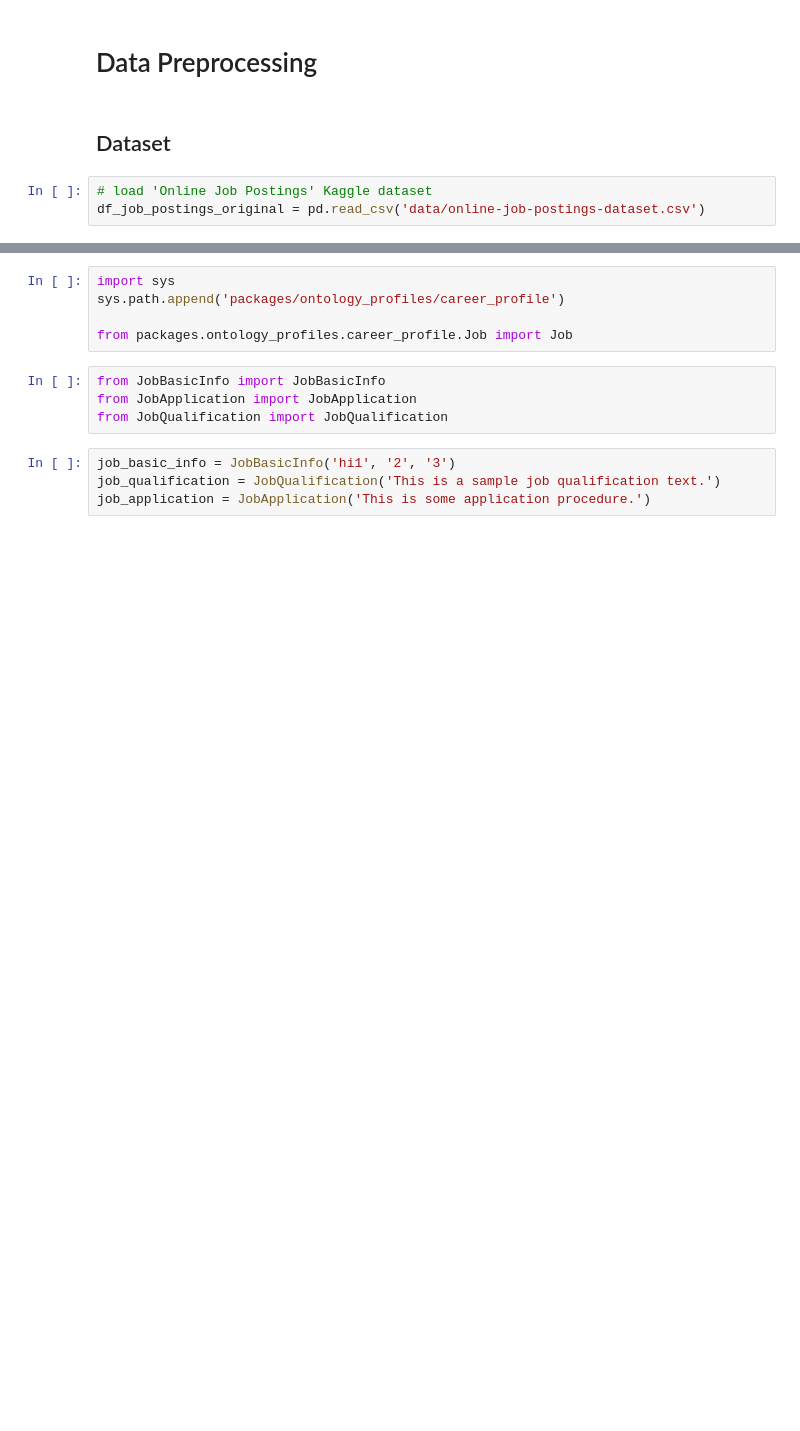
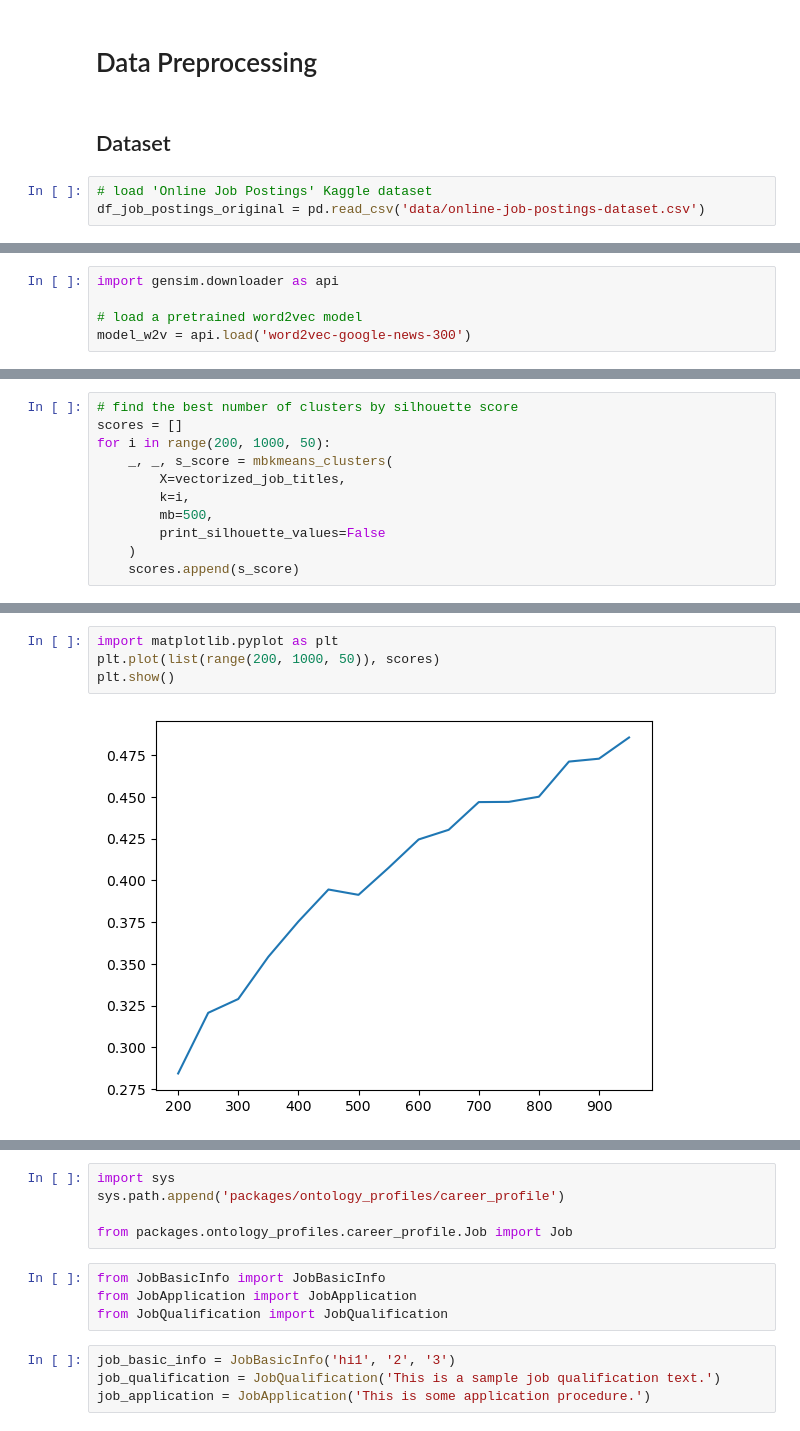
Before and after one commit to jackiecwtsoi/hku_recommender_and_faq, a Jupyter notebook: ontology-based-recommender/career-recommender.ipynb, the cells around one changed output, grey strips where cells are left out. Saved outputs shown, nothing was run; the diff lists cells and outputs as text; blank space fills up the shorter version.

```diff
--- a/ontology-based-recommender/career-recommender.ipynb
+++ b/ontology-based-recommender/career-recommender.ipynb
@@ -34,0 +90,5 @@ df_job_postings
+# %%
+import gensim.downloader as api
+
+# load a pretrained word2vec model
+model_w2v = api.load('word2vec-google-news-300')
@@ -34,0 +229,11 @@ df_job_postings
+# %%
+# find the best number of clusters by silhouette score
+scores = []
+for i in range(200, 1000, 50):
+    _, _, s_score = mbkmeans_clusters(
+        X=vectorized_job_titles,
+        k=i,
+        mb=500,
+        print_silhouette_values=False
+    )
+    scores.append(s_score)
@@ -34,0 +278,6 @@ df_job_postings
+# %%
+import matplotlib.pyplot as plt
+plt.plot(list(range(200, 1000, 50)), scores)
+plt.show()
+# %% [output]
+[figure, added]
```
Also changed, not shown: parts of 43 cells of this notebook, 30 other files.
